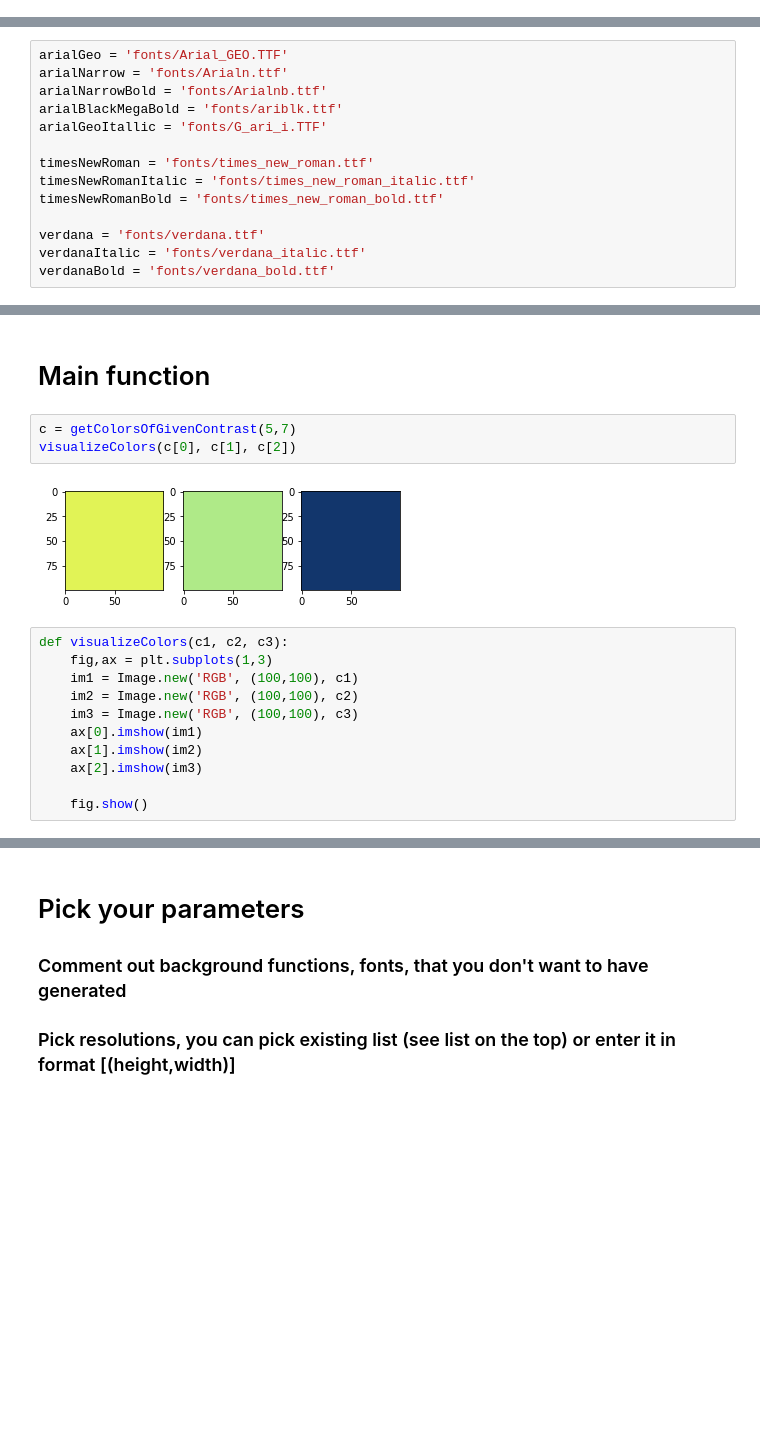
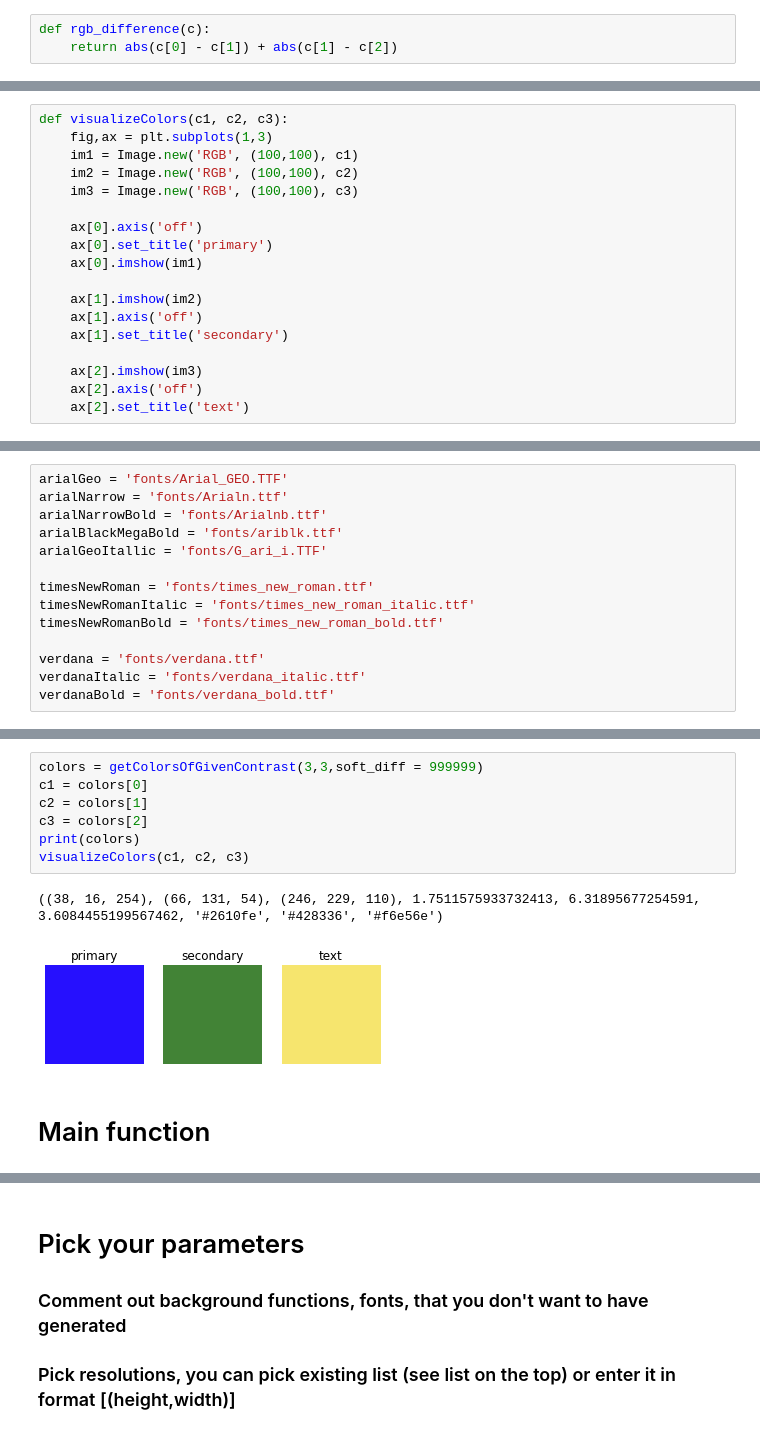
Before and after one commit to grandel/text-on-image-generator, a Jupyter notebook: Generator.ipynb, the cells around one changed output, grey strips where cells are left out. Cells and saved outputs as stored; diff of their text form; blank space fills up the shorter version.

```diff
--- a/Generator.ipynb
+++ b/Generator.ipynb
@@ -146 +146,4 @@ def get_colors_with_contrast(bg_color, )
+# %%
+def rgb_difference(c):
+    return abs(c[0] - c[1]) + abs(c[1] - c[2])
 # %%
@@ -181,3 +218,21 @@ async def get_random_photo_background(shape):
+# %%
+def visualizeColors(c1, c2, c3):
+    fig,ax = plt.subplots(1,3)
+    im1 = Image.new('RGB', (100,100), c1)
+    im2 = Image.new('RGB', (100,100), c2)
+    im3 = Image.new('RGB', (100,100), c3)
+
+    ax[0].axis('off')
+    ax[0].set_title('primary')
+    ax[0].imshow(im1)
+
+    ax[1].imshow(im2)
+    ax[1].axis('off')
+    ax[1].set_title('secondary')
+
+    ax[2].imshow(im3)
+    ax[2].axis('off')
+    ax[2].set_title('text')
 # %% [markdown]
 # Base of the image, background functions
 # %%
@@ -315,18 +517,12 @@ verdanaBold = 'fonts/verdana_bold.ttf'
+# %%
+colors = getColorsOfGivenContrast(3,3,soft_diff = 999999)
+c1 = colors[0]
+c2 = colors[1]
+c3 = colors[2]
+print(colors)
+visualizeColors(c1, c2, c3)
+# %% [output]
+((38, 16, 254), (66, 131, 54), (246, 229, 110), 1.7511575933732413, 6.31895677254591, 3.6084455199567462, '#2610fe', '#428336', '#f6e56e')
+[figure, added]
 # %% [markdown]
 # Main function
-# %%
-c = getColorsOfGivenContrast(5,7)
-visualizeColors(c[0], c[1], c[2])
-# %% [output]
-[figure, removed]
-# %%
-def visualizeColors(c1, c2, c3):
-    fig,ax = plt.subplots(1,3)
-    im1 = Image.new('RGB', (100,100), c1)
-    im2 = Image.new('RGB', (100,100), c2)
-    im3 = Image.new('RGB', (100,100), c3)
-    ax[0].imshow(im1)
-    ax[1].imshow(im2)
-    ax[2].imshow(im3)
-
-    fig.show()
```
Also changed, not shown: parts of 47 cells of this notebook.
